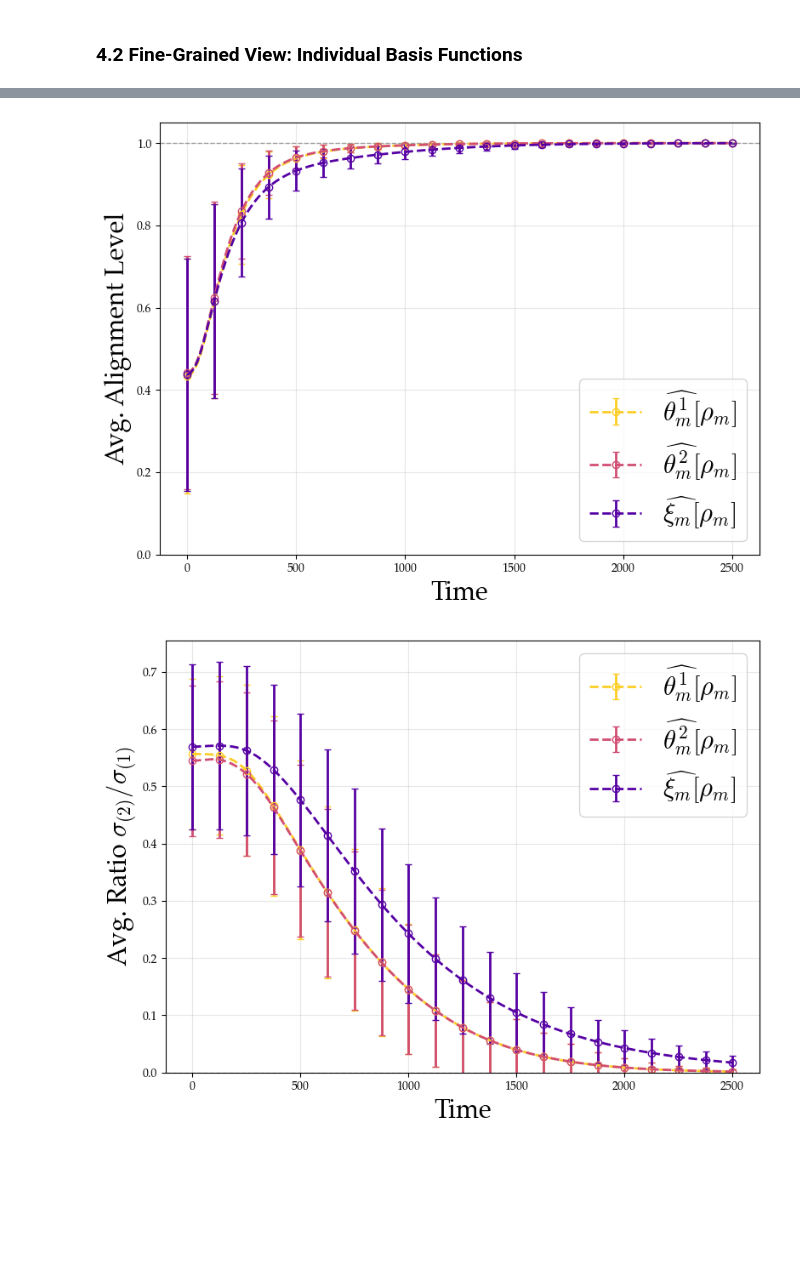
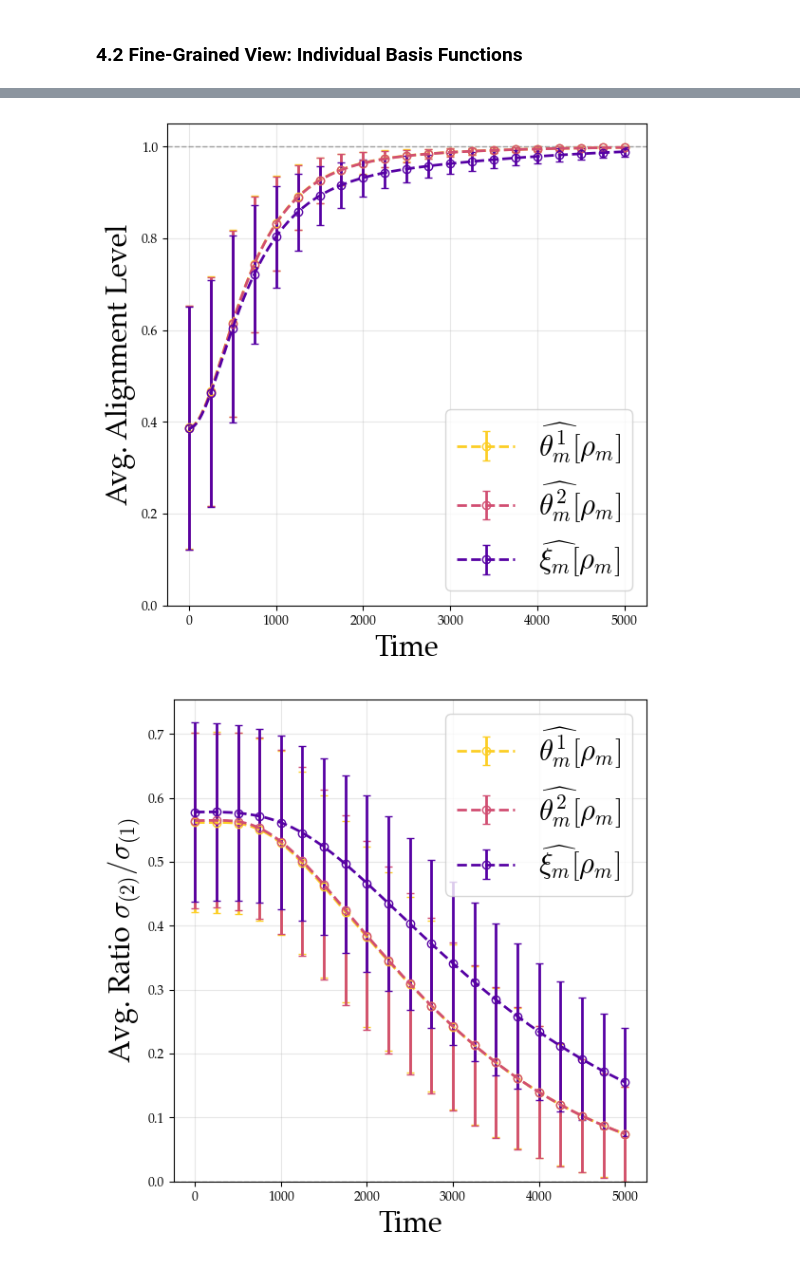
Before and after one commit to Y-Agent/nn-group-representation-learning, a Jupyter notebook: notebooks/frobenius21_group_unshared.ipynb, the cells around one changed output, grey strips where cells are left out. Saved outputs shown, nothing was run; the diff lists cells and outputs as text; code cells hidden in the pictures; blank space fills up the shorter version.

```diff
--- a/notebooks/frobenius21_group_unshared.ipynb
+++ b/notebooks/frobenius21_group_unshared.ipynb
@@ -907,7 +415,7 @@ Extracted irrep matrices (paper notation ν̂[ρ]):
 # Uses alignment_history_all, grouped_energy_history_theta1/theta2/xi, rank1_history from cell-8
 
 # === CONFIGURABLE: Set end epoch for plotting (None = plot all) ===
-END_EPOCH = 25000  # e.g., 200, 500, or None for full training
+END_EPOCH = 80000  # e.g., 200, 500, or None for full training
 
 # Convert to arrays
 epochs_arr = np.array(epochs_tracked)
@@ -990,14 +498,11 @@ err_every = max(1, len(time_arr) // 20)  # ~20 error bars across the x-axis
 mark_every = max(1, len(time_arr) // 20)  # markers at same cadence
 
 # ============ PLOT 1: Alignment metrics (order: cond2, cond3, cond1) ============
-fig1, ax = plt.subplots(figsize=(8, 6))
+fig1, ax = plt.subplots(figsize=(6, 6))
 plot1_data = [
-    (cond2_mean, cond2_std,
-     r'$\widehat{\theta^1_m}[\rho_m]$'),
-    (cond3_mean, cond3_std,
-     r'$\widehat{\theta^2_m}[\rho_m]$'),
-    (cond1_mean, cond1_std,
-     r'$\widehat{\xi_m}[\rho_m]$'),
+    (cond2_mean, cond2_std, r'$\widehat{\theta^1_m}[\rho_m]$'),
+    (cond3_mean, cond3_std, r'$\widehat{\theta^2_m}[\rho_m]$'),
+    (cond1_mean, cond1_std, r'$\widehat{\xi_m}[\rho_m]$'),
 ]
 for i, (mean, std, label) in enumerate(plot1_data):
     ax.errorbar(time_arr, mean, yerr=std, color=plot_colors[i], linewidth=2,
@@ -1013,8 +518,8 @@ plt.tight_layout()
 plt.savefig('../figures/frobenius21_alignment.jpg', format='jpg', dpi=300, bbox_inches='tight')
 plt.show()
 
-# ============ PLOT 3: Rank-1 ratio ============
-fig3, ax = plt.subplots(figsize=(8, 6))
+# ============ PLOT 2: Rank-1 ratio ============
+fig2, ax = plt.subplots(figsize=(6, 6))
 labels_sv = [
     r'$\widehat{\theta^1_m}[\rho_m]$',
     r'$\widehat{\theta^2_m}[\rho_m]$',
@@ -1023,32 +528,50 @@ labels_sv = [
 for i, (mean, std) in enumerate([
     (theta1_sv_mean, theta1_sv_std),
     (theta2_sv_mean, theta2_sv_std),
     (xi_sv_mean, xi_sv_std)
 ]):
     ax.errorbar(time_arr, mean, yerr=std, color=plot_colors[i], linewidth=2,
                 linestyle="--", marker="o", markersize=6, markevery=mark_every, markerfacecolor="none",
                 capsize=3, capthick=1, errorevery=err_every, label=labels_sv[i])
 ax.set_xlabel(r"Time", fontsize=22)
 ax.set_ylabel(r'Avg. Ratio $\sigma_{(2)} / \sigma_{(1)}$', fontsize=22)
 ax.set_ylim(0, None)
 ax.axhline(y=0.0, color="gray", linestyle="--", linewidth=1, alpha=0.7)
 ax.legend(fontsize=22, loc="upper right")
 ax.grid(True, alpha=0.3)
 plt.tight_layout()
 plt.savefig('../figures/frobenius21_rank1.jpg', format='jpg', dpi=300, bbox_inches='tight')
 plt.show()
 
+# ============ PLOT 3: Accuracy ============
+fig3, ax = plt.subplots(figsize=(6, 6))
+acc_arr = np.array(accuracies)
+time_acc = np.arange(len(acc_arr)) * LR
+if END_EPOCH is not None:
+    acc_mask = np.arange(len(acc_arr)) <= END_EPOCH
+    time_acc = time_acc[acc_mask]
+    acc_arr = acc_arr[acc_mask]
+ax.plot(time_acc, acc_arr, color=plot_colors[-1], linewidth=2, linestyle='--')
+ax.set_xlabel(r"Time", fontsize=22)
+ax.set_ylabel(r"Accuracy", fontsize=22)
+ax.set_ylim(0, 1.05)
+ax.axhline(y=1.0, color="gray", linestyle="--", linewidth=1, alpha=0.7)
+ax.grid(True, alpha=0.3)
+plt.tight_layout()
+plt.savefig('../figures/frobenius21_accuracy.jpg', format='jpg', dpi=300, bbox_inches='tight')
+plt.show()
+
 print(f"Final metrics at epoch {epochs_arr[-1]}:")
 print(f"Alignment (mean +/- std):")
 print(f"  Cond 1: {cond1_mean[-1]:.4f} +/- {cond1_std[-1]:.4f}")
 print(f"  Cond 2: {cond2_mean[-1]:.4f} +/- {cond2_std[-1]:.4f}")
 print(f"  Cond 3: {cond3_mean[-1]:.4f} +/- {cond3_std[-1]:.4f}")
 print(f"Rank-1 ratio sigma2/sigma1 (d > 1 irreps):")
 print(f"  theta1: {theta1_sv_mean[-1]:.6f} +/- {theta1_sv_std[-1]:.6f}")
 print(f"  theta2: {theta2_sv_mean[-1]:.6f} +/- {theta2_sv_std[-1]:.6f}")
 print(f"  xi:     {xi_sv_mean[-1]:.6f} +/- {xi_sv_std[-1]:.6f}")
 print(f"Non-trivial neurons: {len(cond1_per_epoch[0])}")
 print(f"Neurons with d > 1 irreps: {len(theta1_sv_per_epoch[0]) if theta1_sv_per_epoch else 0}")
 # %% [output]
-[figure, old version]
+[figure, new version]
-[figure, old version]
+[figure, new version]
```
Also changed, not shown: parts of 18 cells of this notebook, 39 other files.
